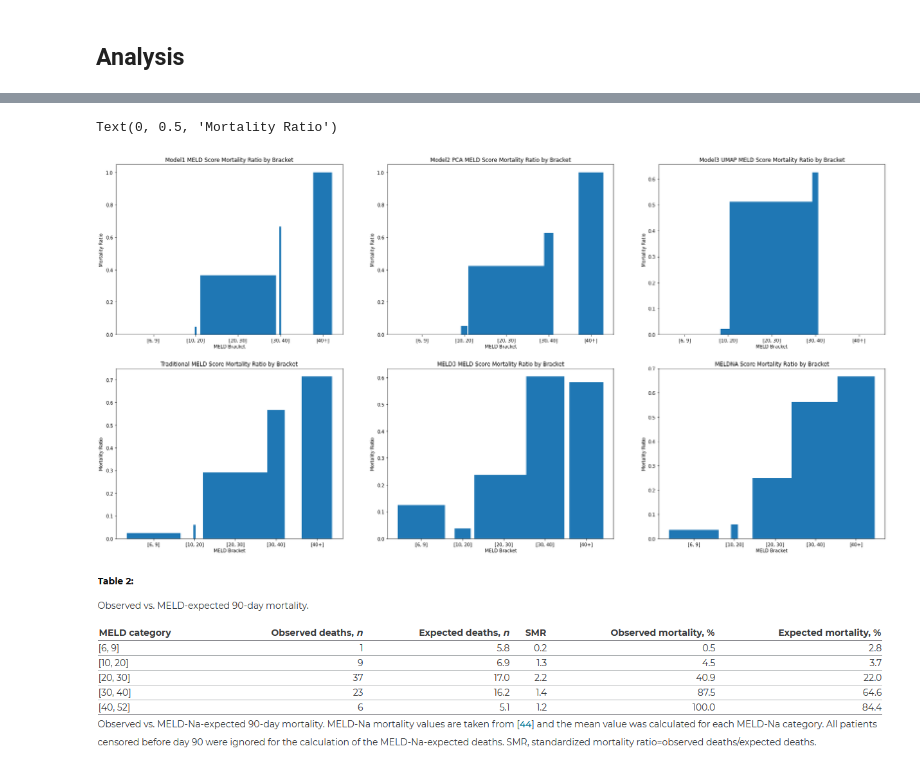
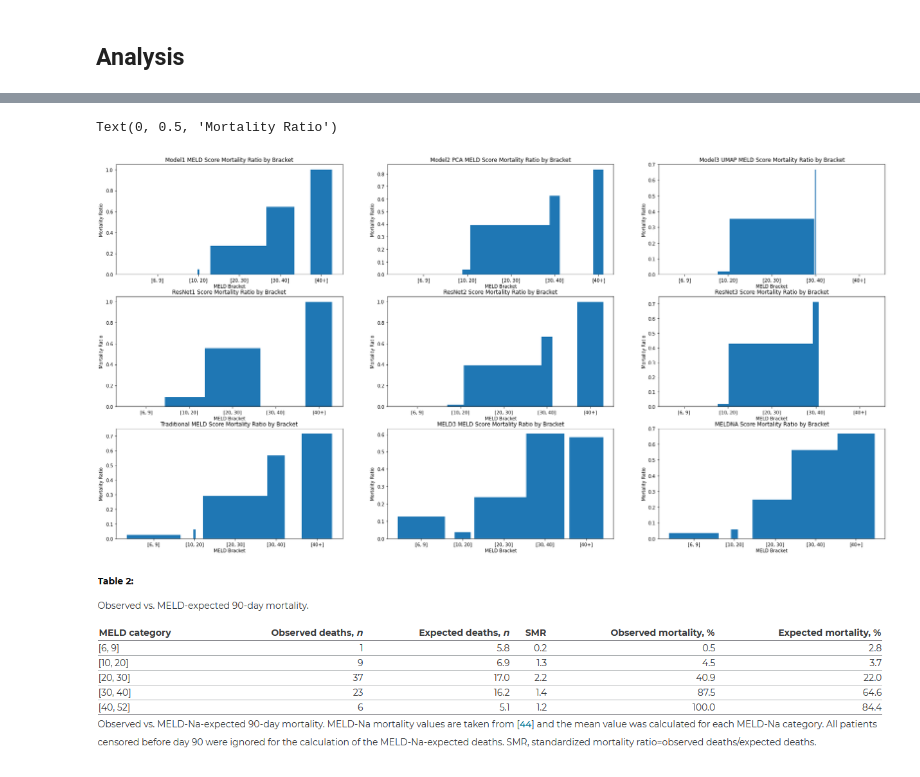
Before and after one commit to wisniemj/CS8321, a Jupyter notebook: finalPaper/finalPaper.ipynb, the cells around one changed output, grey strips where cells are left out. Drawn from its saved outputs; the diff is of its cells as text; code cells hidden in the pictures.

```diff
--- a/finalPaper/finalPaper.ipynb
+++ b/finalPaper/finalPaper.ipynb
@@ -667,0 +861,4 @@ prediction_accuracy_umap = meld_acc(meld_predictions_umap, meld_column="MELD_Pre
+# %%
+# create meld prediction dataframe to calculate accuracies
+meld_predictions_pca_res = pd.concat([pd.DataFrame(data=np.array(X_test_pca_res), columns=X_pca.columns), pd.DataFrame(data=np.array(y_pred_res_pca), columns=["MELD_Prediction_PCA_RN"])], axis=1)
+prediction_accuracy_pca_res = meld_acc(meld_predictions_pca_res, meld_column="MELD_Prediction_PCA_RN")
@@ -668,3 +941,7 @@ prediction_accuracy_umap = meld_acc(meld_predictions_umap, meld_column="MELD_Pre
+# %%
+# create meld prediction dataframe to calculate accuracies
+meld_predictions_umap_res = pd.concat([pd.DataFrame(data=np.array(X_test_umap_res), columns=X_umap.columns), pd.DataFrame(data=np.array(y_pred_res_umap), columns=["MELD_Prediction_UMAP_RN"])], axis=1)
+prediction_accuracy_umap_res = meld_acc(meld_predictions_umap_res, meld_column="MELD_Prediction_UMAP_RN")
 # %% [markdown]
 ## Analysis
 # %%
@@ -674,9 +951,12 @@ MELD3_acc = meld_acc(final_df_normalized, meld_column="MELD3")
 MELDNA_acc = meld_acc(final_df_normalized, meld_column="MELDNA")
 
 # get each model widths
-model1_width = widths(meld_predictions, meld_column="MELD_Prediction")
+model1_width = widths(meld_predictions_seq, meld_column="MELD_Prediction_SEQ")
 model2_width = widths(meld_predictions_pca, meld_column="MELD_Prediction_PCA")
 model3_width = widths(meld_predictions_umap, meld_column="MELD_Prediction_UMAP")
+res_net1_width = widths(meld_predictions_res, meld_column="MELD_Prediction_RN")
+res_net2_width = widths(meld_predictions_pca_res, meld_column="MELD_Prediction_PCA_RN")
+res_net3_width = widths(meld_predictions_umap_res, meld_column="MELD_Prediction_UMAP_RN")
 meld_width = widths(final_df_normalized, meld_column="MELD")
 meld3_width = widths(final_df_normalized, meld_column="MELD3")
 meldna_width = widths(final_df_normalized, meld_column="MELDNA")
@@ -689,6 +1014,12 @@ model2_width = scaler.fit_transform(np.array(model2_width).reshape(-1,1))
 model2_width = list(model2_width.flatten())
 model3_width = scaler.fit_transform(np.array(model3_width).reshape(-1,1))
 model3_width = list(model3_width.flatten())
+res_net1_width = scaler.fit_transform(np.array(res_net1_width).reshape(-1,1))
+res_net1_width = list(res_net1_width.flatten())
+res_net2_width = scaler.fit_transform(np.array(res_net2_width).reshape(-1,1))
+res_net2_width = list(res_net2_width.flatten())
+res_net3_width = scaler.fit_transform(np.array(res_net3_width).reshape(-1,1))
+res_net3_width = list(res_net3_width.flatten())
 meld_width = scaler.fit_transform(np.array(meld_width).reshape(-1,1))
 meld_width = list(meld_width.flatten())
 meld3_width = scaler.fit_transform(np.array(meld3_width).reshape(-1,1))
@@ -696,41 +1027,57 @@ meld3_width = list(meld3_width.flatten())
 meldna_width = scaler.fit_transform(np.array(meldna_width).reshape(-1,1))
 meldna_width = list(meldna_width.flatten())
 # %%
-# Model1 Predictions
-fig, ax = plt.subplots(2, 3, figsize=(30, 15))
+# plot out predictions by bracket
 
-ax[0,0].bar(["[6, 9]", "[10, 20]", "[20, 30]", "[30, 40]", "[40+]"], prediction_accuracy, width=model1_width)
+fig, ax = plt.subplots(3, 3, figsize=(30, 15))
+
+ax[0,0].bar(["[6, 9]", "[10, 20]", "[20, 30]", "[30, 40]", "[40+]"], prediction_accuracy_seq, width=model1_width)
 ax[0,0].set_title("Model1 MELD Score Mortality Ratio by Bracket")
 ax[0,0].set_xlabel("MELD Bracket")
 ax[0,0].set_ylabel("Mortality Ratio")
 
 ax[0,1].bar(["[6, 9]", "[10, 20]", "[20, 30]", "[30, 40]", "[40+]"], prediction_accuracy_pca, width=model2_width)
 ax[0,1].set_title("Model2 PCA MELD Score Mortality Ratio by Bracket")
 ax[0,1].set_xlabel("MELD Bracket")
 ax[0,1].set_ylabel("Mortality Ratio")
 
 ax[0,2].bar(["[6, 9]", "[10, 20]", "[20, 30]", "[30, 40]", "[40+]"], prediction_accuracy_umap, width=model3_width)
 ax[0,2].set_title("Model3 UMAP MELD Score Mortality Ratio by Bracket")
 ax[0,2].set_xlabel("MELD Bracket")
 ax[0,2].set_ylabel("Mortality Ratio")
 
-ax[1,0].bar(["[6, 9]", "[10, 20]", "[20, 30]", "[30, 40]", "[40+]"], MELD_acc, width=meld_width)
-ax[1,0].set_title("Traditional MELD Score Mortality Ratio by Bracket")
+ax[1,0].bar(["[6, 9]", "[10, 20]", "[20, 30]", "[30, 40]", "[40+]"], prediction_accuracy_res, width=res_net1_width)
+ax[1,0].set_title("ResNet1 Score Mortality Ratio by Bracket")
 ax[1,0].set_xlabel("MELD Bracket")
 ax[1,0].set_ylabel("Mortality Ratio")
 
-ax[1,1].bar(["[6, 9]", "[10, 20]", "[20, 30]", "[30, 40]", "[40+]"], MELD3_acc, width=meld3_width)
-ax[1,1].set_title("MELD3 MELD Score Mortality Ratio by Bracket")
+ax[1,1].bar(["[6, 9]", "[10, 20]", "[20, 30]", "[30, 40]", "[40+]"], prediction_accuracy_pca_res, width=res_net2_width)
+ax[1,1].set_title("ResNet2 Score Mortality Ratio by Bracket")
 ax[1,1].set_xlabel("MELD Bracket")
 ax[1,1].set_ylabel("Mortality Ratio")
 
-ax[1,2].bar(["[6, 9]", "[10, 20]", "[20, 30]", "[30, 40]", "[40+]"], MELDNA_acc, width=meldna_width)
-ax[1,2].set_title("MELDNA Score Mortality Ratio by Bracket")
+ax[1,2].bar(["[6, 9]", "[10, 20]", "[20, 30]", "[30, 40]", "[40+]"], prediction_accuracy_umap_res, width=res_net3_width)
+ax[1,2].set_title("ResNet3 Score Mortality Ratio by Bracket")
 ax[1,2].set_xlabel("MELD Bracket")
 ax[1,2].set_ylabel("Mortality Ratio")
+
+ax[2,0].bar(["[6, 9]", "[10, 20]", "[20, 30]", "[30, 40]", "[40+]"], MELD_acc, width=meld_width)
+ax[2,0].set_title("Traditional MELD Score Mortality Ratio by Bracket")
+ax[2,0].set_xlabel("MELD Bracket")
+ax[2,0].set_ylabel("Mortality Ratio")
+
+ax[2,1].bar(["[6, 9]", "[10, 20]", "[20, 30]", "[30, 40]", "[40+]"], MELD3_acc, width=meld3_width)
+ax[2,1].set_title("MELD3 MELD Score Mortality Ratio by Bracket")
+ax[2,1].set_xlabel("MELD Bracket")
+ax[2,1].set_ylabel("Mortality Ratio")
+
+ax[2,2].bar(["[6, 9]", "[10, 20]", "[20, 30]", "[30, 40]", "[40+]"], MELDNA_acc, width=meldna_width)
+ax[2,2].set_title("MELDNA Score Mortality Ratio by Bracket")
+ax[2,2].set_xlabel("MELD Bracket")
+ax[2,2].set_ylabel("Mortality Ratio")
 # %% [output]
 Text(0, 0.5, 'Mortality Ratio')
-[figure, old version]
+[figure, new version]
 # %% [markdown]
 ![image.png](attachment:image.png)
 # %% [markdown]
```
Also changed, not shown: parts of 51 cells of this notebook.
